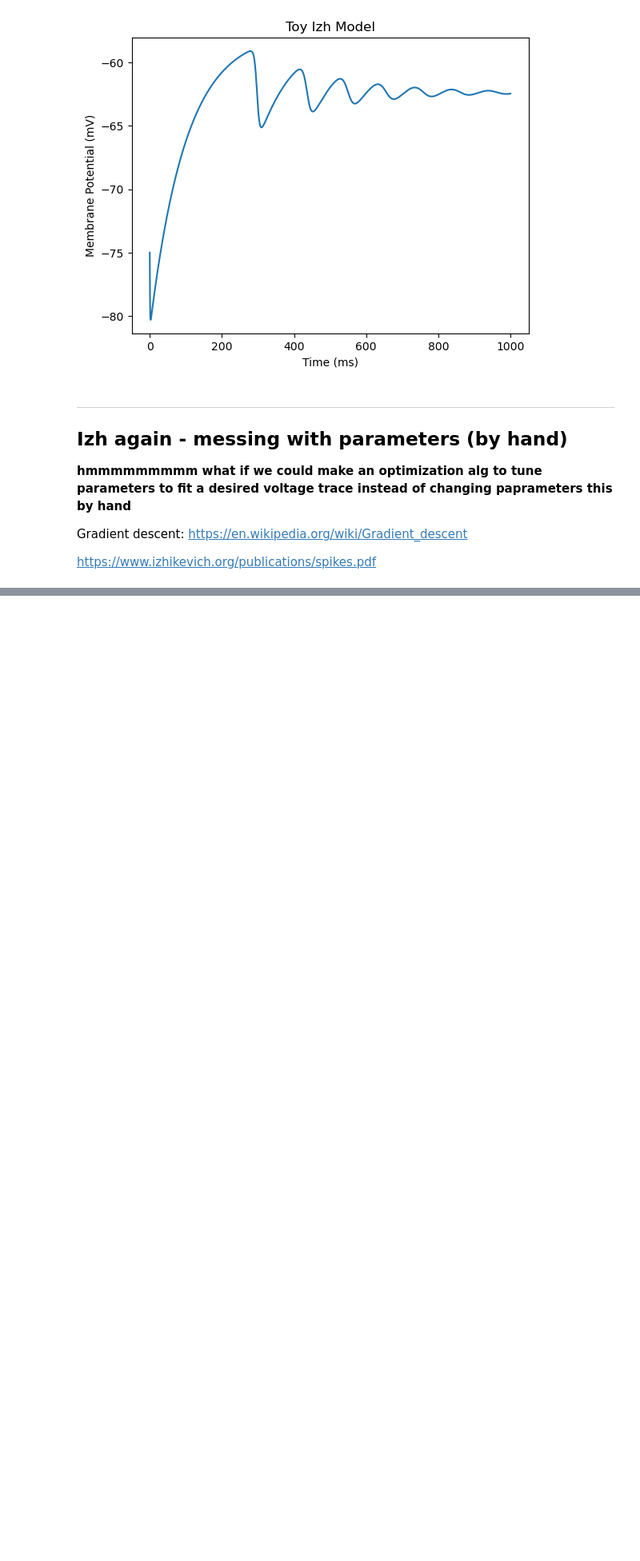
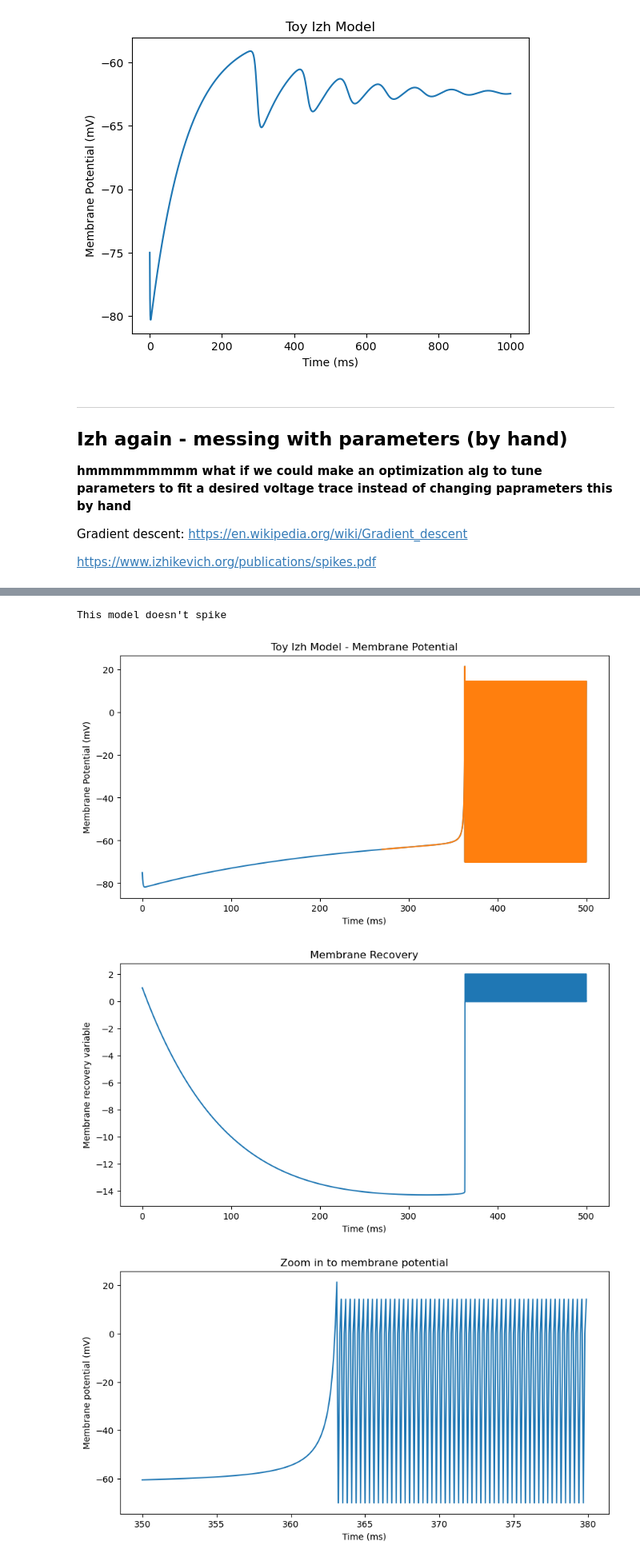
Before and after one commit to brittahn/CASMA665, a Jupyter notebook: Independent Work/Toy INF LIF.ipynb, the cells around one changed output, grey strips where cells are left out. Shown at 80% size. Saved outputs shown, nothing was run; the diff lists cells and outputs as text; code cells hidden in the pictures; blank space fills up the shorter version.

```diff
--- a/Independent Work/Toy INF LIF.ipynb
+++ b/Independent Work/Toy INF LIF.ipynb
@@ -392,0 +413,80 @@ plt.show()
+# %%
+"""
+Run the above code for dvdt and dudt functions
+"""
+
+
+# Define variables
+# a --- time scale of recovery variable u. smaller values of a => slower recovery. typically a=0.02
+# b --- sensitivity of recovery variable u to subthreshold fluctuations of membrane potential v
+# c --- after-spike reset value of membrane potential v caused by fast high-threshold K+ conductances. typically c=-65mV
+# d --- after-spike reset value of recovery variable u caused by slow high-threshold Na+ and K+ conductances. typically d=2
+
+I=2         # injected current
+a=.009       # 0.02
+b=0.229060592875856
+c=-70       # -65 mV
+d=2         # 2
+t_sim=500   # simulation time
+dt=0.1      # time step
+
+
+# Initialize t, u, v arrays
+t_values=np.arange(0, t_sim, dt)  # times
+u_values=np.zeros(t_values.size)  # empty array of membrane recovery values
+v_values=np.zeros(t_values.size)  # empty array of voltages
+v_values[0]=-75                   # initial voltage (mV)
+u_values[0]=1                     # initial membrane recovery value
+
+
+# Build arrays of voltages and membrane recovery values.
+for i in range(t_values.size - 1):
+
+    if v_values[i]>=30:                # if v>=30 mV, => reset s.t. (v = c) and (u = u+d)
+        v_values[i] = c
+        u_values[i] = u_values[i]+d
+
+    else:
+        dv = dvdt(v_values[i], u_values[i], I)
+        du = dudt(a, b, v_values[i], u_values[i])
+        v_values[i+1] = (v_values[i] + dv*dt)
+        u_values[i+1] = (u_values[i] + du*dt)
+
+print("This model doesn't spike")
+
+# Plot voltage trace
+plt.figure(figsize=(10,5))
+plt.plot(t_values, v_values)
+plt.plot(t_values[2700:], v_values[2700:])
+plt.title("Toy Izh Model - Membrane Potential")
+plt.xlabel("Time (ms)")
+plt.ylabel("Membrane Potential (mV)")
+plt.show()
+
+plt.figure(figsize=(10,5))
+plt.plot(t_values, u_values)
+plt.title("Membrane Recovery")
+plt.xlabel("Time (ms)")
+plt.ylabel("Membrane recovery variable")
+plt.show()
+
+
+# Zoom in
+plt.figure(figsize=(10,5))
+plt.plot(t_values[3500:3800], v_values[3500:3800])
+plt.title("Zoom in to membrane potential")
+plt.xlabel("Time (ms)")
+plt.ylabel("Membrane potential (mV)")
+plt.show()
+
+plt.figure(figsize=(10,5))
+plt.plot(t_values[3500:3800], u_values[3500:3800])
+plt.title("Zoom in to membrane recovery")
+plt.xlabel("Time (ms)")
+plt.ylabel("Membrane recovery variable")
+plt.show()
+# %% [output]
+This model doesn't spike
+[figure, added]
+[figure, added]
+[figure, added]
```
Also changed, not shown: parts of 3 cells of this notebook.
